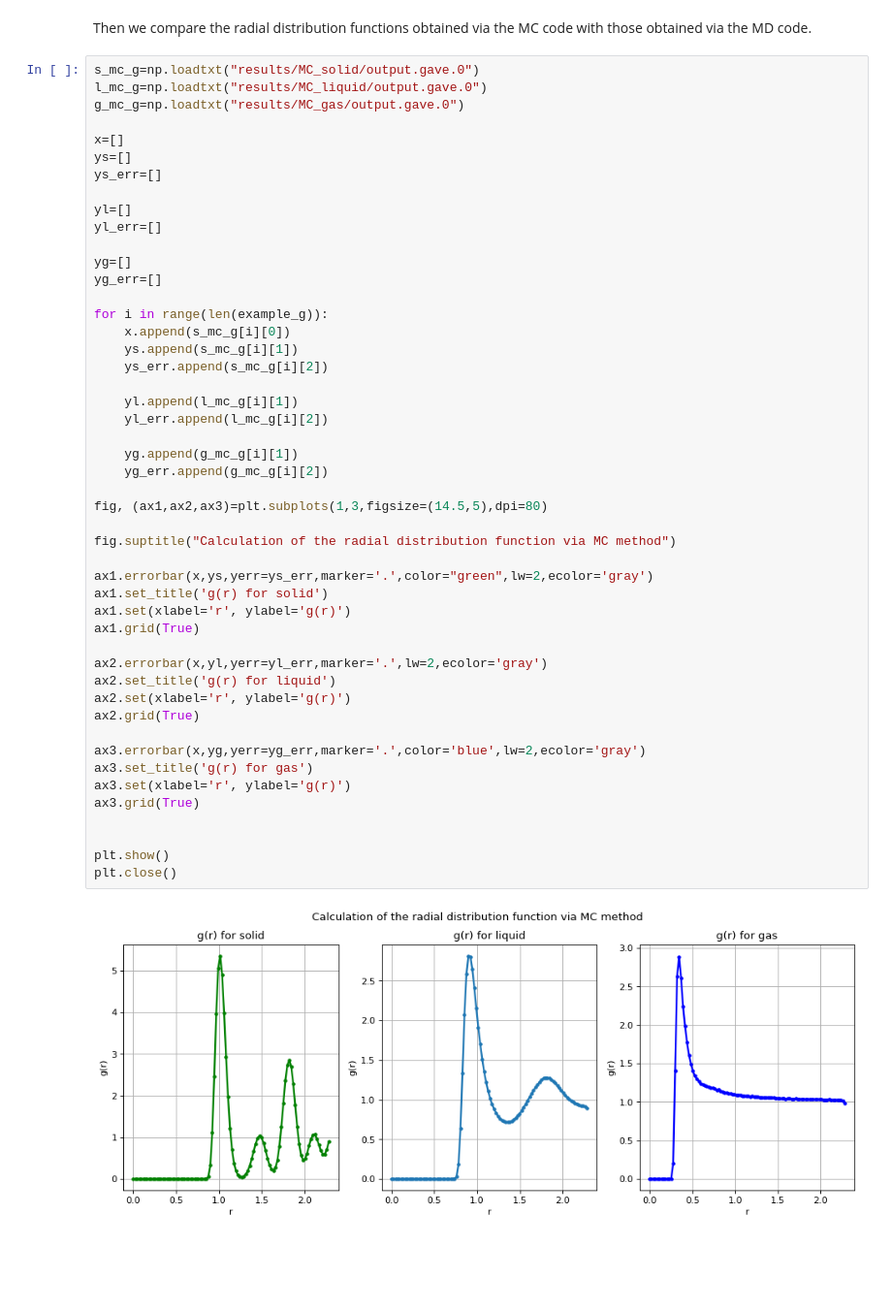
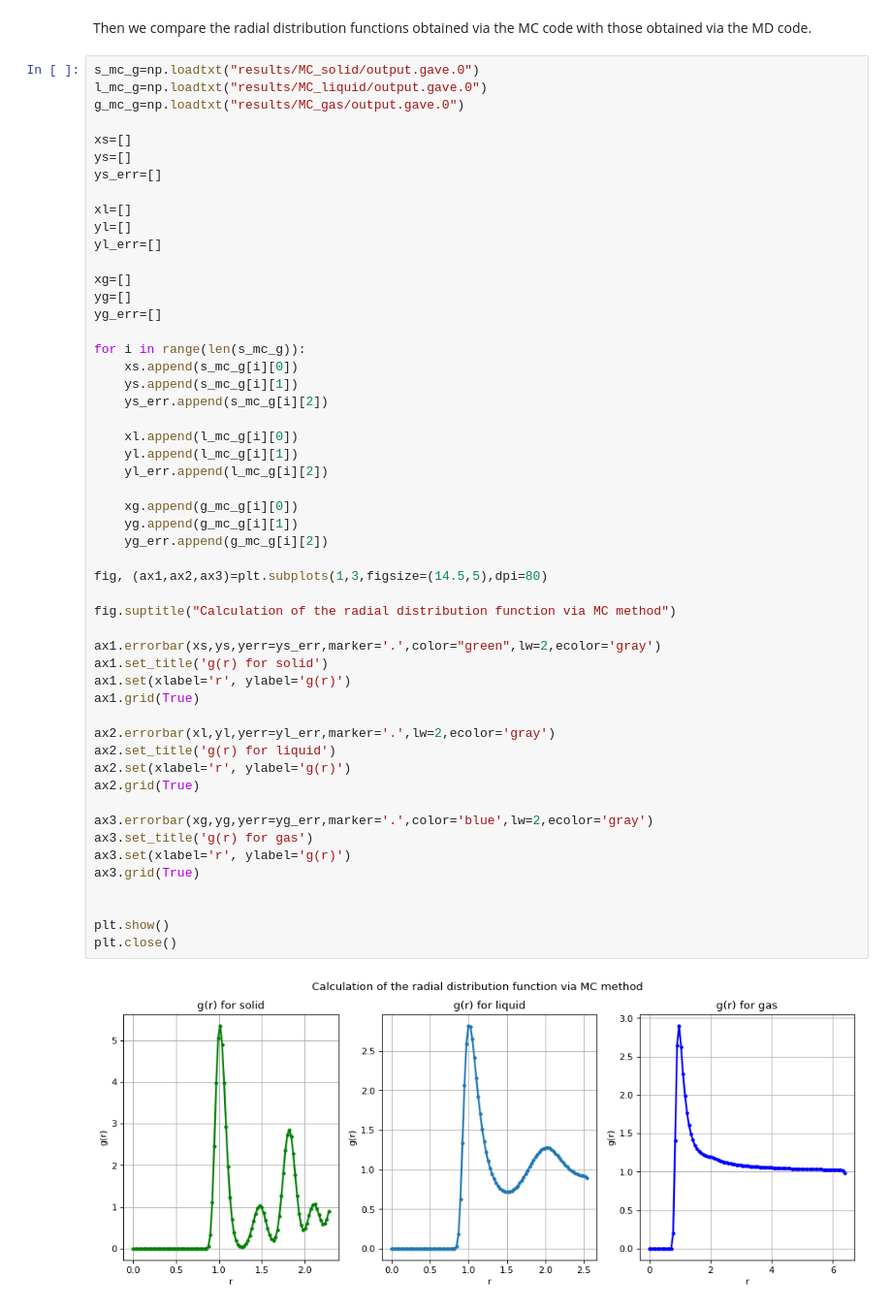
Before and after one commit to StefanoBarison/NSLaboratory, a Jupyter notebook: 07_Exercise/Exercise_07.ipynb, the cells around one changed output. Shown at 97% size. Drawn from its saved outputs; the diff is of its cells as text; blank space fills up the shorter version.

```diff
--- a/07_Exercise/Exercise_07.ipynb
+++ b/07_Exercise/Exercise_07.ipynb
@@ -437,48 +441,52 @@ s_mc_g=np.loadtxt("results/MC_solid/output.gave.0")
 l_mc_g=np.loadtxt("results/MC_liquid/output.gave.0")
 g_mc_g=np.loadtxt("results/MC_gas/output.gave.0")
 
-x=[]
+xs=[]
 ys=[]
 ys_err=[]
 
+xl=[]
 yl=[]
 yl_err=[]
 
+xg=[]
 yg=[]
 yg_err=[]
 
-for i in range(len(example_g)):
-    x.append(s_mc_g[i][0])
+for i in range(len(s_mc_g)):
+    xs.append(s_mc_g[i][0])
     ys.append(s_mc_g[i][1])
     ys_err.append(s_mc_g[i][2])
 
+    xl.append(l_mc_g[i][0])
     yl.append(l_mc_g[i][1])
     yl_err.append(l_mc_g[i][2])
 
+    xg.append(g_mc_g[i][0])
     yg.append(g_mc_g[i][1])
     yg_err.append(g_mc_g[i][2])
 
 fig, (ax1,ax2,ax3)=plt.subplots(1,3,figsize=(14.5,5),dpi=80)
 
 fig.suptitle("Calculation of the radial distribution function via MC method")
 
-ax1.errorbar(x,ys,yerr=ys_err,marker='.',color="green",lw=2,ecolor='gray')
+ax1.errorbar(xs,ys,yerr=ys_err,marker='.',color="green",lw=2,ecolor='gray')
 ax1.set_title('g(r) for solid')
 ax1.set(xlabel='r', ylabel='g(r)')
 ax1.grid(True)
 
-ax2.errorbar(x,yl,yerr=yl_err,marker='.',lw=2,ecolor='gray')
+ax2.errorbar(xl,yl,yerr=yl_err,marker='.',lw=2,ecolor='gray')
 ax2.set_title('g(r) for liquid')
 ax2.set(xlabel='r', ylabel='g(r)')
 ax2.grid(True)
 
-ax3.errorbar(x,yg,yerr=yg_err,marker='.',color='blue',lw=2,ecolor='gray')
+ax3.errorbar(xg,yg,yerr=yg_err,marker='.',color='blue',lw=2,ecolor='gray')
 ax3.set_title('g(r) for gas')
 ax3.set(xlabel='r', ylabel='g(r)')
 ax3.grid(True)
 
 
 plt.show()
 plt.close()
 # %% [output]
-[figure, old version]
+[figure, new version]
```
Also changed, not shown: parts of 4 cells of this notebook, 59 other files.
